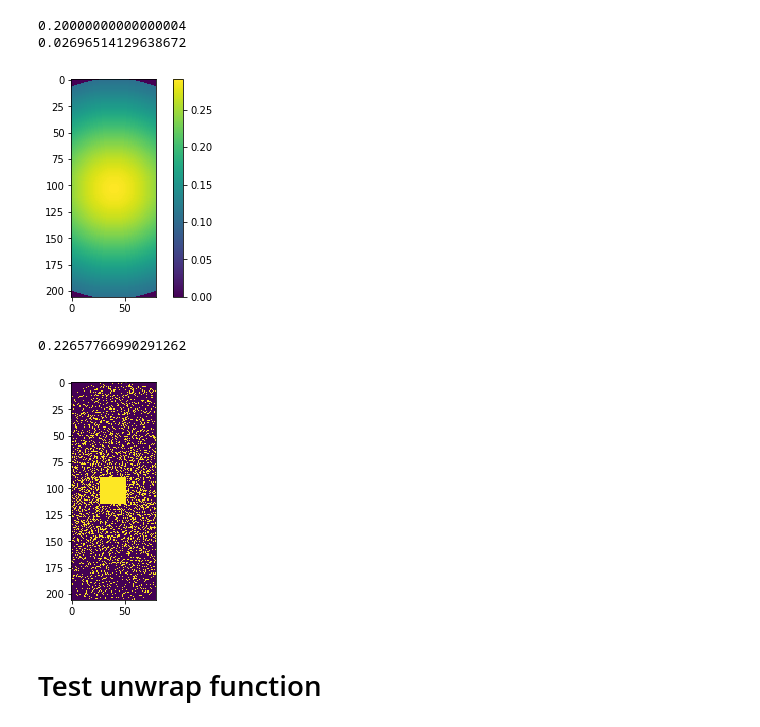
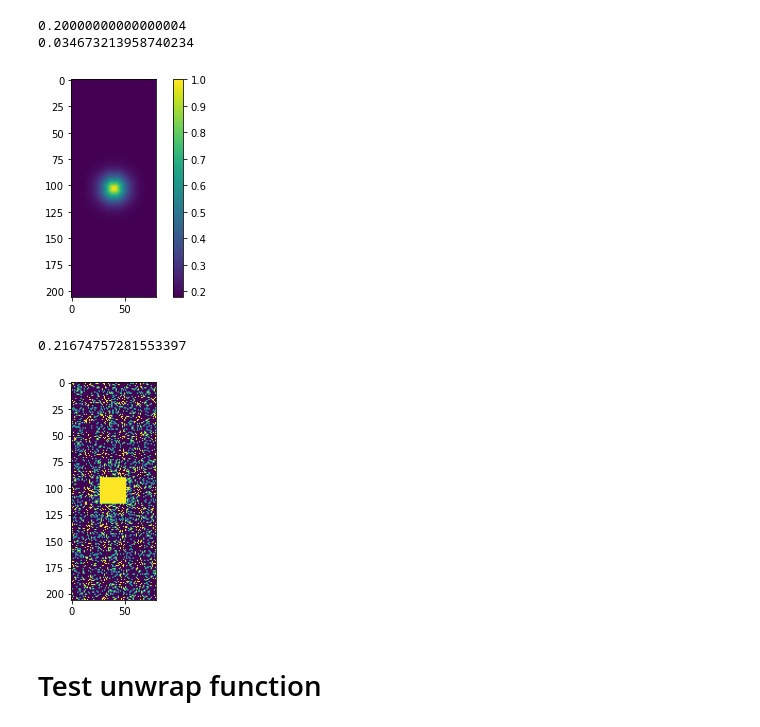
Before and after one commit to Jinwei1209/LARO, a Jupyter notebook: bayesOpt/sum-opt.ipynb, the cells around one changed output. Drawn from its saved outputs; the diff is of its cells as text; code cells hidden in the pictures.

```diff
--- a/bayesOpt/sum-opt.ipynb
+++ b/bayesOpt/sum-opt.ipynb
@@ -76,19 +104,19 @@ print(time.time() - t0)
 # %%
 t0 = time.time()
 # a=1.5, b=2.92 for 23.77%, a=1.5, b=3.46 for 18.62%, a=1.5, b=4.25 for 13.90%,
-p_pattern2 = gen_pattern2(a=1.8, b=1, num_row=206, num_col=80, r_spacing=1)
+p_pattern2 = gen_pattern2(a=1.5, b=10, num_row=206, num_col=80, r_spacing=1)
 p_pattern2 = rescalePmask(p_pattern2, 0.2)
 plt.figure()
 plt.imshow(p_pattern2)
 plt.colorbar()
 
 print(np.mean(p_pattern2))
 
 print(time.time() - t0)
 # %% [output]
 0.20000000000000004
-0.02696514129638672
+0.034673213958740234
-[figure, old version]
+[figure, new version]
 # %%
 u = np.random.uniform(0, 1, size=(206, 80))
 mask2 = p_pattern2>u
@@ -98,8 +126,8 @@ mask2[103-13:103+12, 40-13:40+12] = 1
 plt.imshow(mask2)
 print(np.mean(mask2))
 # %% [output]
-0.22657766990291262
+0.21674757281553397
-[figure, old version]
+[figure, new version]
 # %%
 writecfl('mask_0.2m', mask2)
 # %%
```
Also changed, not shown: parts of 6 cells of this notebook, 6 other files.
